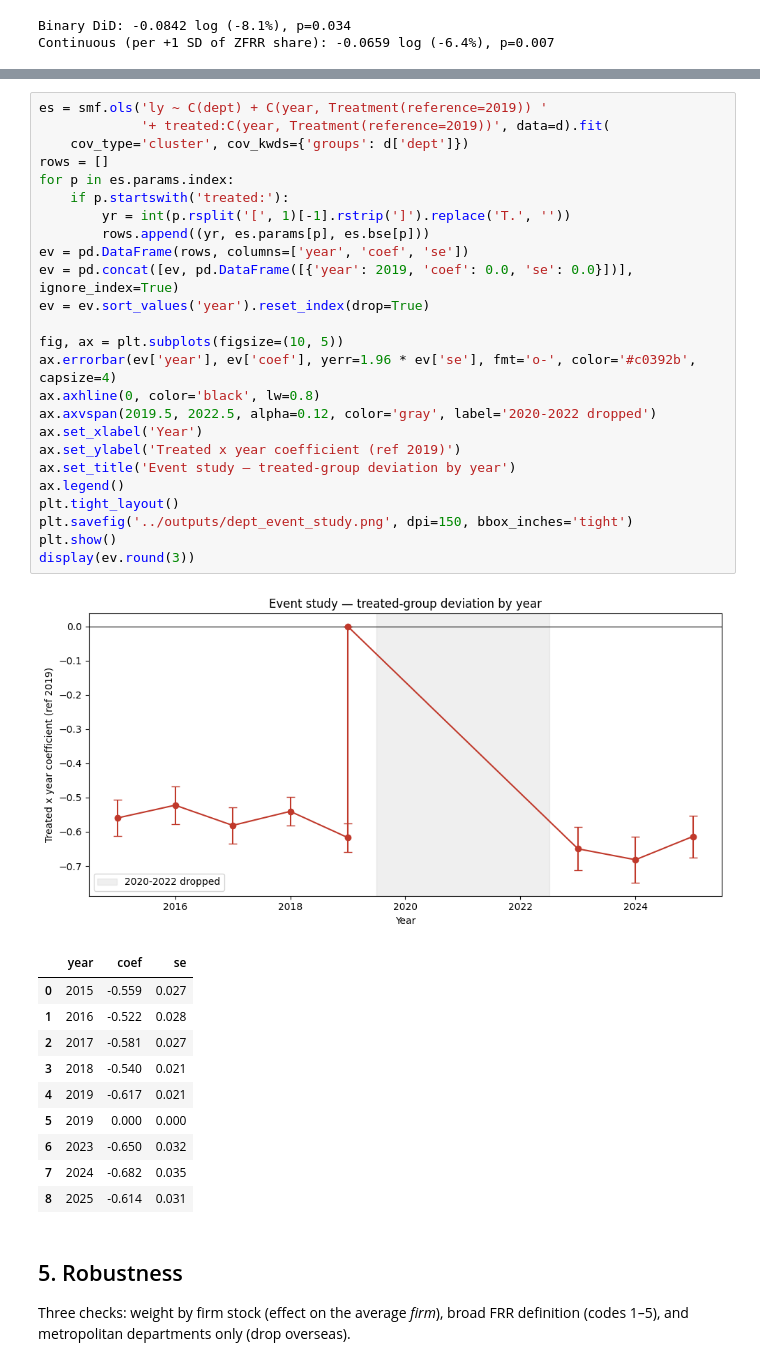
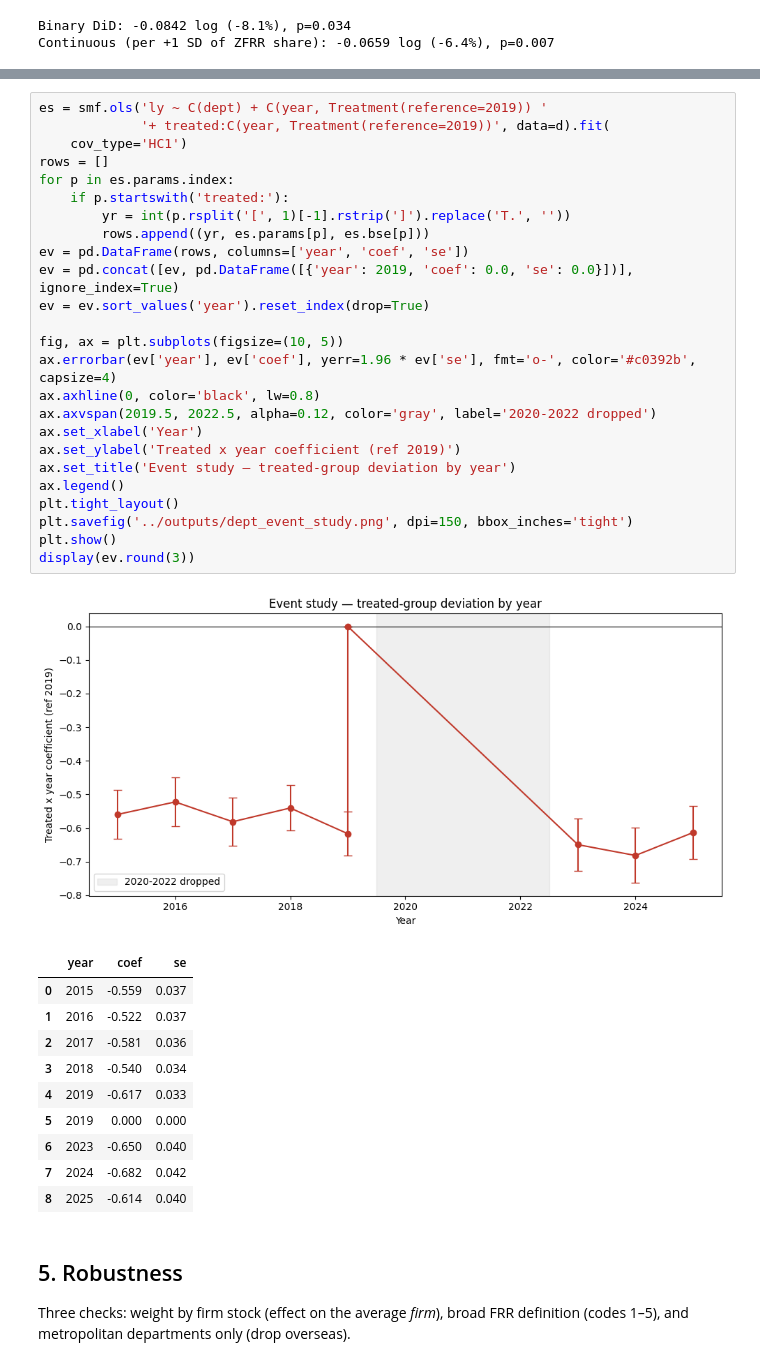
Before and after one commit to nilsgdc/ecb-rate-shock-sme-failures, a Jupyter notebook: notebooks/04_territorial.ipynb, the cells around one changed output, grey strips where cells are left out. Drawn from its saved outputs; the diff is of its cells as text.

```diff
--- a/notebooks/04_territorial.ipynb
+++ b/notebooks/04_territorial.ipynb
@@ -99,40 +100,40 @@ Treatment-group deviation by year relative to 2019 (last pre year). Flat pre-tre
 # %%
 es = smf.ols('ly ~ C(dept) + C(year, Treatment(reference=2019)) '
              '+ treated:C(year, Treatment(reference=2019))', data=d).fit(
-    cov_type='cluster', cov_kwds={'groups': d['dept']})
+    cov_type='HC1')
 rows = []
 for p in es.params.index:
     if p.startswith('treated:'):
         yr = int(p.rsplit('[', 1)[-1].rstrip(']').replace('T.', ''))
         rows.append((yr, es.params[p], es.bse[p]))
 ev = pd.DataFrame(rows, columns=['year', 'coef', 'se'])
 ev = pd.concat([ev, pd.DataFrame([{'year': 2019, 'coef': 0.0, 'se': 0.0}])], ignore_index=True)
 ev = ev.sort_values('year').reset_index(drop=True)
 
 fig, ax = plt.subplots(figsize=(10, 5))
 ax.errorbar(ev['year'], ev['coef'], yerr=1.96 * ev['se'], fmt='o-', color='#c0392b', capsize=4)
 ax.axhline(0, color='black', lw=0.8)
 ax.axvspan(2019.5, 2022.5, alpha=0.12, color='gray', label='2020-2022 dropped')
 ax.set_xlabel('Year')
 ax.set_ylabel('Treated x year coefficient (ref 2019)')
 ax.set_title('Event study — treated-group deviation by year')
 ax.legend()
 plt.tight_layout()
 plt.savefig('../outputs/dept_event_study.png', dpi=150, bbox_inches='tight')
 plt.show()
 display(ev.round(3))
 # %% [output]
-[figure, old version]
+[figure, new version]
 |  | year | coef | se |
-| 0 | 2015 | -0.559 | 0.027 |
-| 1 | 2016 | -0.522 | 0.028 |
-| 2 | 2017 | -0.581 | 0.027 |
-| 3 | 2018 | -0.540 | 0.021 |
-| 4 | 2019 | -0.617 | 0.021 |
+| 0 | 2015 | -0.559 | 0.037 |
+| 1 | 2016 | -0.522 | 0.037 |
+| 2 | 2017 | -0.581 | 0.036 |
+| 3 | 2018 | -0.540 | 0.034 |
+| 4 | 2019 | -0.617 | 0.033 |
 | 5 | 2019 | 0.000 | 0.000 |
-| 6 | 2023 | -0.650 | 0.032 |
-| 7 | 2024 | -0.682 | 0.035 |
-| 8 | 2025 | -0.614 | 0.031 |
+| 6 | 2023 | -0.650 | 0.040 |
+| 7 | 2024 | -0.682 | 0.042 |
+| 8 | 2025 | -0.614 | 0.040 |
 # %% [markdown]
 ## 5. Robustness
 Three checks: weight by firm stock (effect on the average *firm*), broad FRR definition (codes 1–5), and metropolitan departments only (drop overseas).
```
Also changed, not shown: parts of 1 cell of this notebook, 6 other files.
